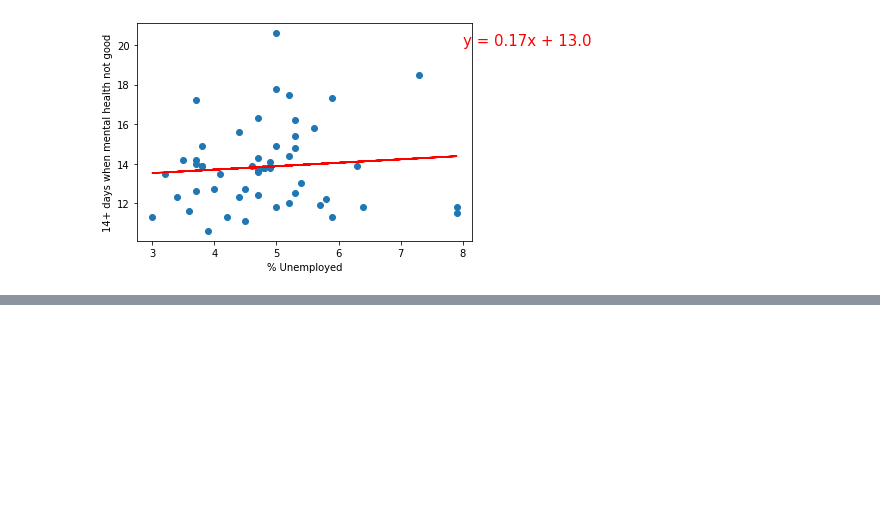
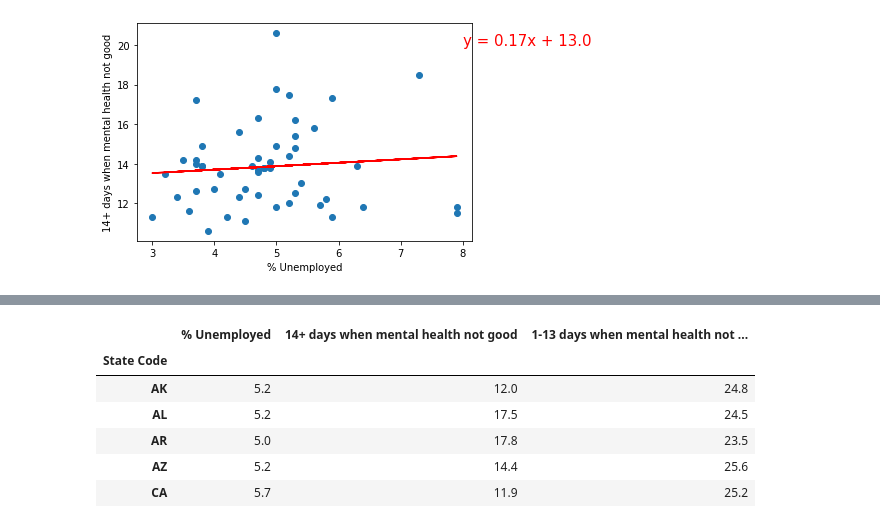
Before and after one commit to hehill/Project1_Team3, a Jupyter notebook: data_visulization.ipynb, the cells around one changed output, grey strips where cells are left out. Saved outputs shown, nothing was run; the diff lists cells and outputs as text; code cells hidden in the pictures; blank space fills up the shorter version.

```diff
--- a/data_visulization.ipynb
+++ b/data_visulization.ipynb
@@ -270,0 +257,18 @@ combine.head()
+# %%
+percent_unemployed = data_cleaning_df.groupby('State Code')
+count = percent_unemployed["% Unemployed"].sum()
+over_14day_group = data_cleaning_df.groupby('State Code')
+counts = over_14day_group["14+ days when mental health not good"].sum()
+less_14day_group = data_cleaning_df.groupby('State Code')
+counts2 = less_14day_group["1-13 days when mental health not good"].sum()
+combine = pd.merge(count, counts, on='State Code')
+combine2=pd.merge(combine,counts2,on='State Code')
+combine2.head()
+# %% [output]
+|  | % Unemployed | 14+ days when mental health not good | 1-13 days when mental health not ... |
+| State Code |  |  |  |
+| AK | 5.2 | 12.0 | 24.8 |
+| AL | 5.2 | 17.5 | 24.5 |
+| AR | 5.0 | 17.8 | 23.5 |
+| AZ | 5.2 | 14.4 | 25.6 |
+| CA | 5.7 | 11.9 | 25.2 |
```
Also changed, not shown: parts of 8 cells of this notebook.
